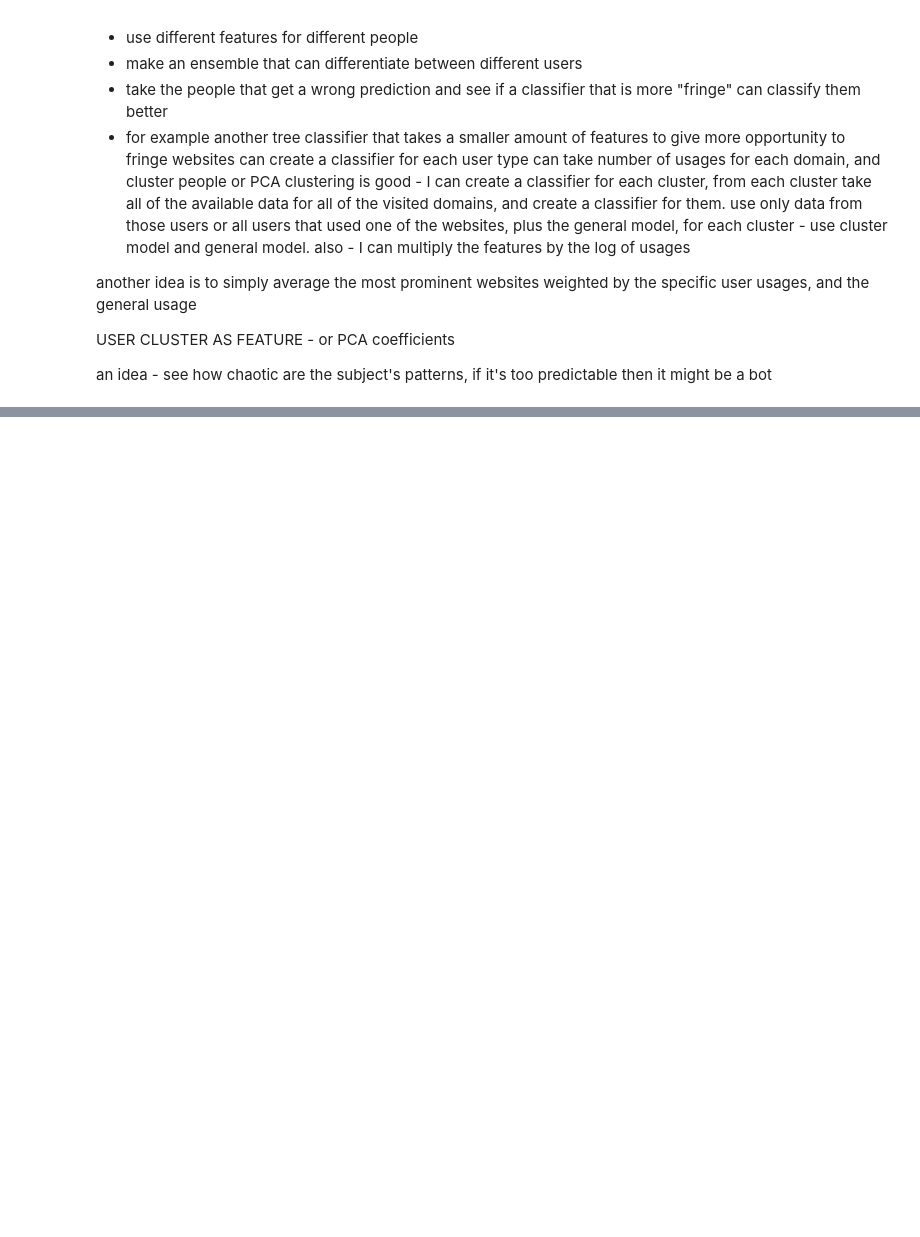
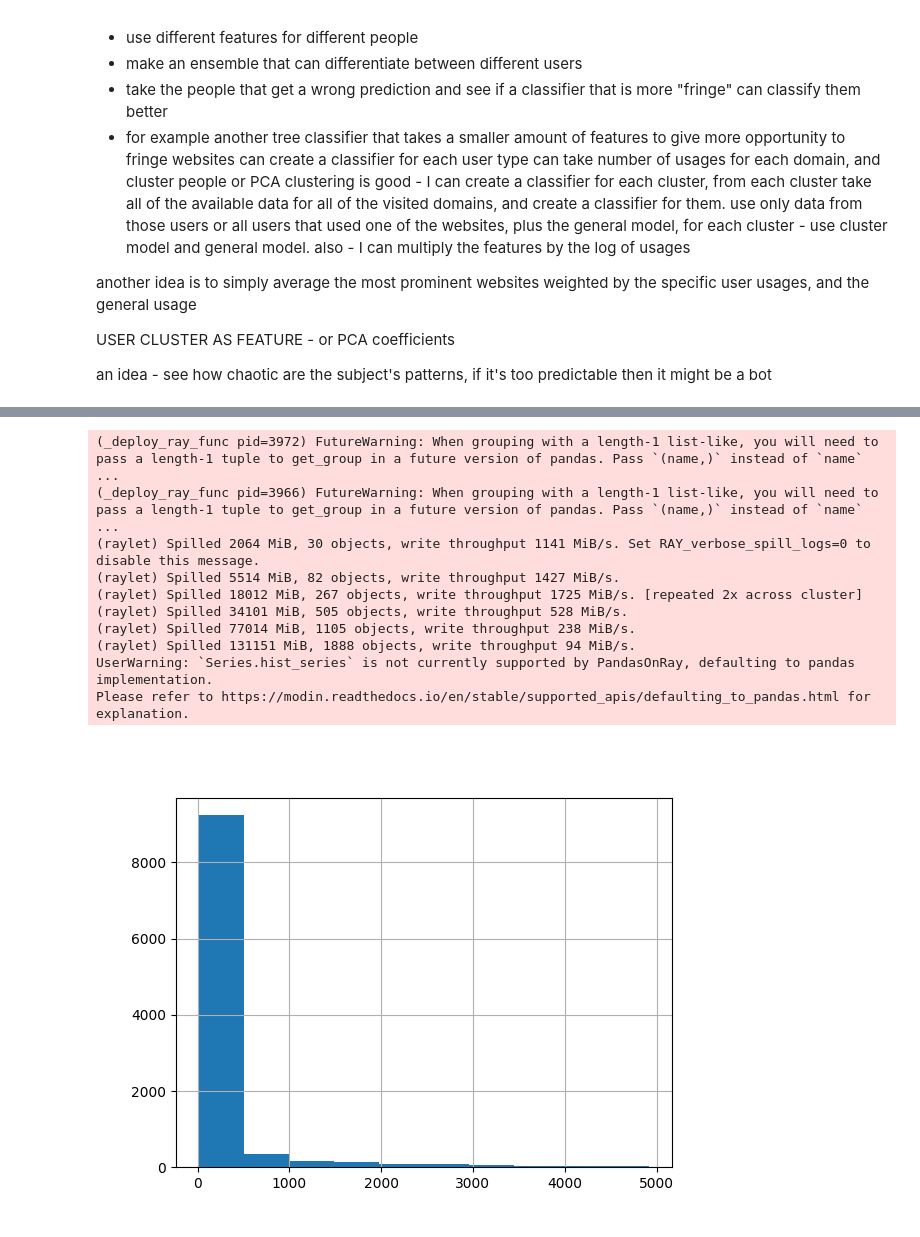
Before and after one commit to Tom-Touati/mafat-challenge, a Jupyter notebook: code/time_based_model.ipynb, the cells around one changed output, grey strips where cells are left out. Drawn from its saved outputs; the diff is of its cells as text; code cells hidden in the pictures; blank space fills up the shorter version.

```diff
--- a/code/time_based_model.ipynb
+++ b/code/time_based_model.ipynb
@@ -378,2 +44,0 @@ plt.show()
-# %%
-target_features = device_targets.set_index("Device_ID").join(weighted_final_scores)
@@ -405,3 +44,0 @@ weighted_final_scores = final_scores_pivot.mul(domain_usage_proportion[final_sco
-# %%
-targeted_weights = device_targets.set_index("Device_ID").join(weighted_final_scores)
-targeted_weights=targeted_weights.melt(id_vars="Target",var_name="Domain_Name",value_name="Weight")
@@ -568,11 +44,0 @@ del cls_data
-# %%
-final_features = device_targets.set_index("Device_ID").join(weighted_final_scores)
-final_features = final_features.join(cls_proportion,how="left")
-final_features = final_features.join(psd_df,how="left")
-# final_features = final_features.join(device_domain_PCA,how="left")
-# if active_days is not None:
-#     final_features = final_features.join(active_days,how="left")
-# if activity_per_time_range is not None:
-#     final_features = final_features.join(activity_per_time_range,how="left")
-# final_features = final_features.fillna(0)
-# final_features.columns = [str(col) for col in final_features.columns]
@@ -786,0 +205,19 @@ mpd.Series(best_features).to_csv("selected_features.csv",index=False)
+# %%
+from submission.domain_timeseries_processing import *
+from submission.utils import *
+from submission.load_and_prepare_input import *
+from submission.prepare_and_train_model import *
+from submission.content_based_features import *
+from submission.frequency_base_feats import *
+
+db_df = load_and_prepare_data()
+
+params.update({"training_data":{
+        "min_domain_devices": 10,
+        "n_devices_hist":True,
+        "test_size": 0.2,
+        "random_state": 42
+    }})
+train_df,train_devices,test_device_ids, device_targets,devices_per_valid_domain = get_initial_train_data(db_df,**params["training_data"])
+train_df = train_df._repartition()
+# %% [output]
@@ -786,0 +231,11 @@ mpd.Series(best_features).to_csv("selected_features.csv",index=False)
+(_deploy_ray_func pid=3972) FutureWarning: When grouping with a length-1 list-like, you will need to pass a length-1 tuple to get_group in a future version of pandas. Pass `(name,)` instead of `name`  ...
+(_deploy_ray_func pid=3966) FutureWarning: When grouping with a length-1 list-like, you will need to pass a length-1 tuple to get_group in a future version of pandas. Pass `(name,)` instead of `name`  ...
+(raylet) Spilled 2064 MiB, 30 objects, write throughput 1141 MiB/s. Set RAY_verbose_spill_logs=0 to disable this message.
+(raylet) Spilled 5514 MiB, 82 objects, write throughput 1427 MiB/s.
+(raylet) Spilled 18012 MiB, 267 objects, write throughput 1725 MiB/s. [repeated 2x across cluster]
+(raylet) Spilled 34101 MiB, 505 objects, write throughput 528 MiB/s.
+(raylet) Spilled 77014 MiB, 1105 objects, write throughput 238 MiB/s.
+(raylet) Spilled 131151 MiB, 1888 objects, write throughput 94 MiB/s.
+UserWarning: `Series.hist_series` is not currently supported by PandasOnRay, defaulting to pandas implementation.
+Please refer to https://modin.readthedocs.io/en/stable/supported_apis/defaulting_to_pandas.html for explanation.
+[figure, added]
```
Also changed, not shown: parts of 92 cells of this notebook, 13 other files.
